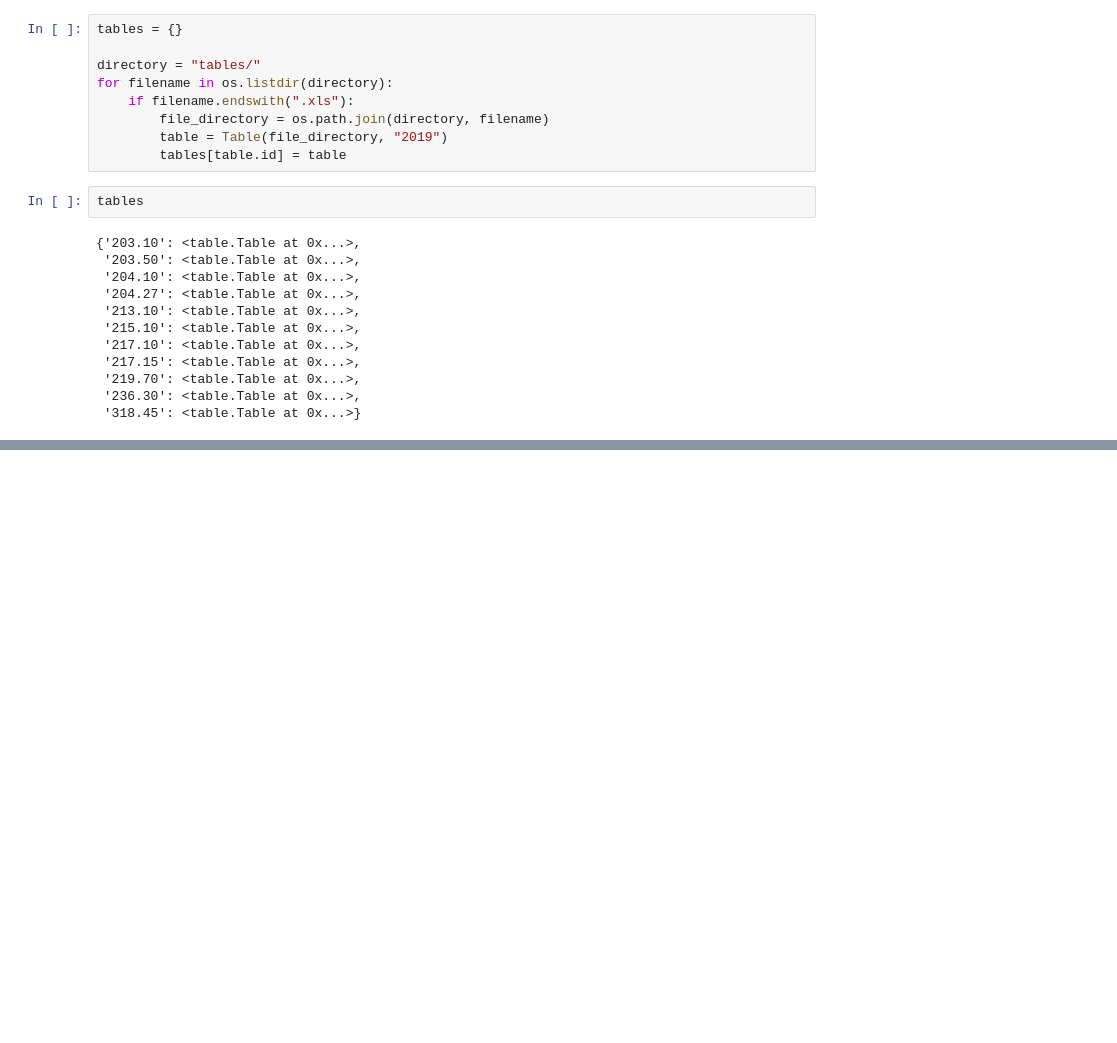
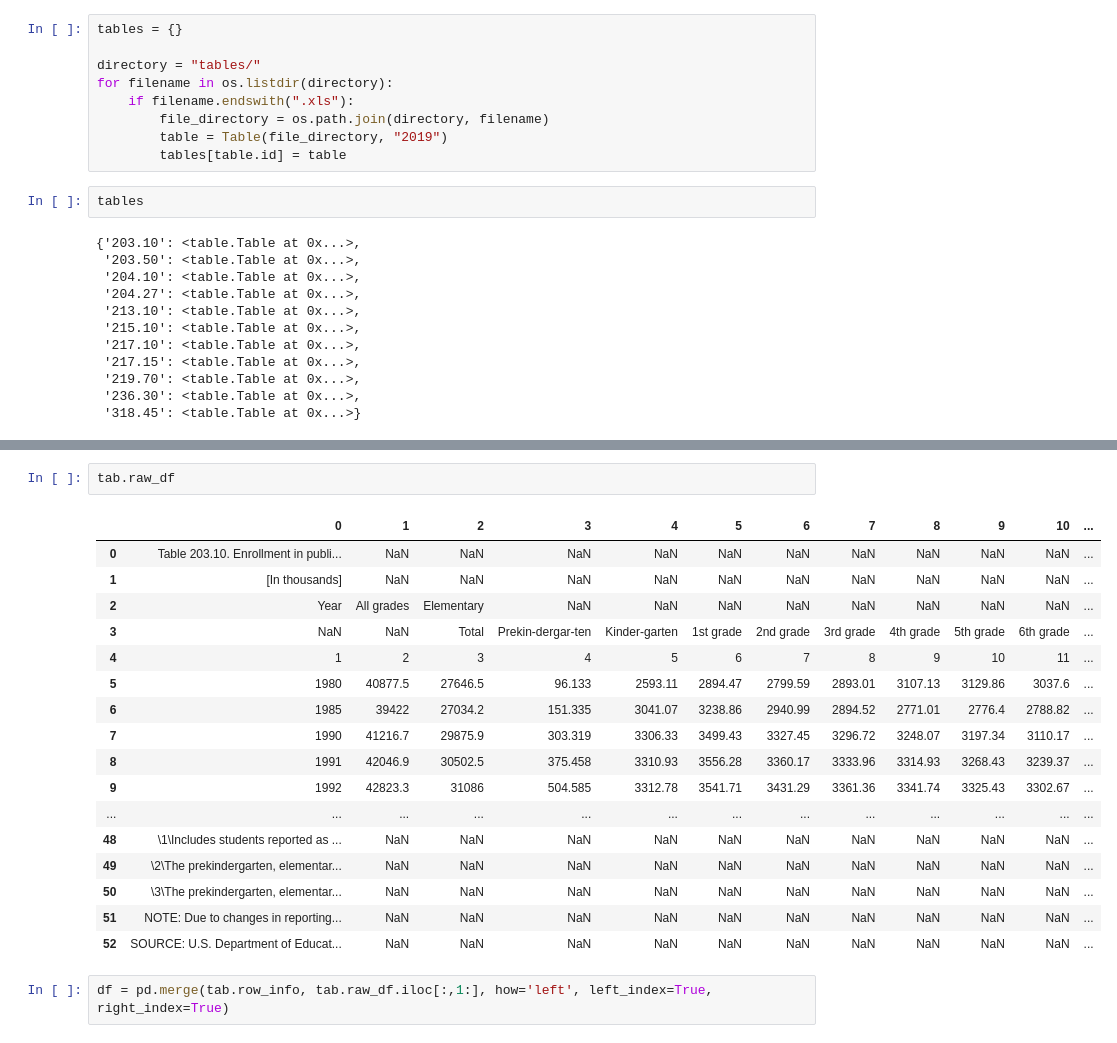
Before and after one commit to toltman/table_scraping, a Jupyter notebook: Table Scraping 7.ipynb, the cells around one changed output, grey strips where cells are left out. Cells and saved outputs as stored; diff of their text form; blank space fills up the shorter version.

Commit message:
added row data to row_info with column labels

```diff
--- a/Table Scraping 7.ipynb
+++ b/Table Scraping 7.ipynb
@@ -60,0 +60,22 @@ tab.row_info
+# %%
+tab.raw_df
+# %% [output]
+|  | 0 | 1 | 2 | 3 | 4 | 5 | 6 | 7 | 8 | 9 | 10 | ... |
+| 0 | Table 203.10. Enrollment in publi... | NaN | NaN | NaN | NaN | NaN | NaN | NaN | NaN | NaN | NaN | ... |
+| 1 | [In thousands] | NaN | NaN | NaN | NaN | NaN | NaN | NaN | NaN | NaN | NaN | ... |
+| 2 | Year | All grades | Elementary | NaN | NaN | NaN | NaN | NaN | NaN | NaN | NaN | ... |
+| 3 | NaN | NaN | Total | Prekin-dergar-ten | Kinder-garten | 1st grade | 2nd grade | 3rd grade | 4th grade | 5th grade | 6th grade | ... |
+| 4 | 1 | 2 | 3 | 4 | 5 | 6 | 7 | 8 | 9 | 10 | 11 | ... |
+| 5 | 1980 | 40877.5 | 27646.5 | 96.133 | 2593.11 | 2894.47 | 2799.59 | 2893.01 | 3107.13 | 3129.86 | 3037.6 | ... |
+| 6 | 1985 | 39422 | 27034.2 | 151.335 | 3041.07 | 3238.86 | 2940.99 | 2894.52 | 2771.01 | 2776.4 | 2788.82 | ... |
+| 7 | 1990 | 41216.7 | 29875.9 | 303.319 | 3306.33 | 3499.43 | 3327.45 | 3296.72 | 3248.07 | 3197.34 | 3110.17 | ... |
+| 8 | 1991 | 42046.9 | 30502.5 | 375.458 | 3310.93 | 3556.28 | 3360.17 | 3333.96 | 3314.93 | 3268.43 | 3239.37 | ... |
+| 9 | 1992 | 42823.3 | 31086 | 504.585 | 3312.78 | 3541.71 | 3431.29 | 3361.36 | 3341.74 | 3325.43 | 3302.67 | ... |
+| ... | ... | ... | ... | ... | ... | ... | ... | ... | ... | ... | ... | ... |
+| 48 | \1\Includes students reported as ... | NaN | NaN | NaN | NaN | NaN | NaN | NaN | NaN | NaN | NaN | ... |
+| 49 | \2\The prekindergarten, elementar... | NaN | NaN | NaN | NaN | NaN | NaN | NaN | NaN | NaN | NaN | ... |
+| 50 | \3\The prekindergarten, elementar... | NaN | NaN | NaN | NaN | NaN | NaN | NaN | NaN | NaN | NaN | ... |
+| 51 | NOTE: Due to changes in reporting... | NaN | NaN | NaN | NaN | NaN | NaN | NaN | NaN | NaN | NaN | ... |
+| 52 | SOURCE: U.S. Department of Educat... | NaN | NaN | NaN | NaN | NaN | NaN | NaN | NaN | NaN | NaN | ... |
+# %%
+df = pd.merge(tab.row_info, tab.raw_df.iloc[:,1:], how='left', left_index=True, right_index=True)
```
Also changed, not shown: parts of 9 cells of this notebook, 1 other file.
